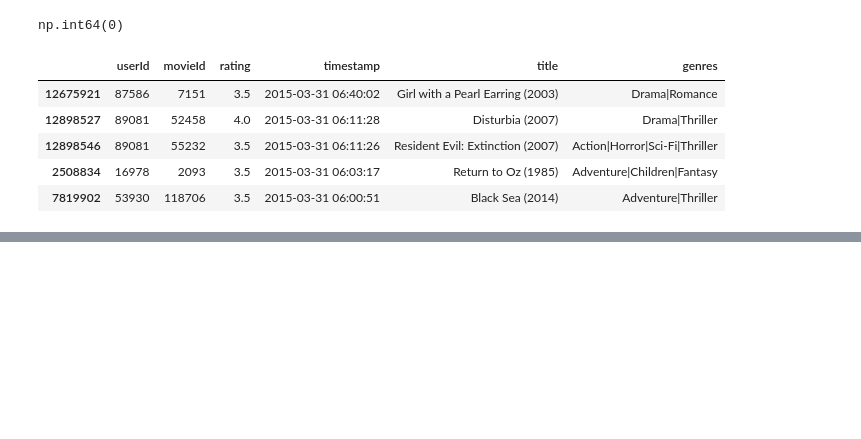
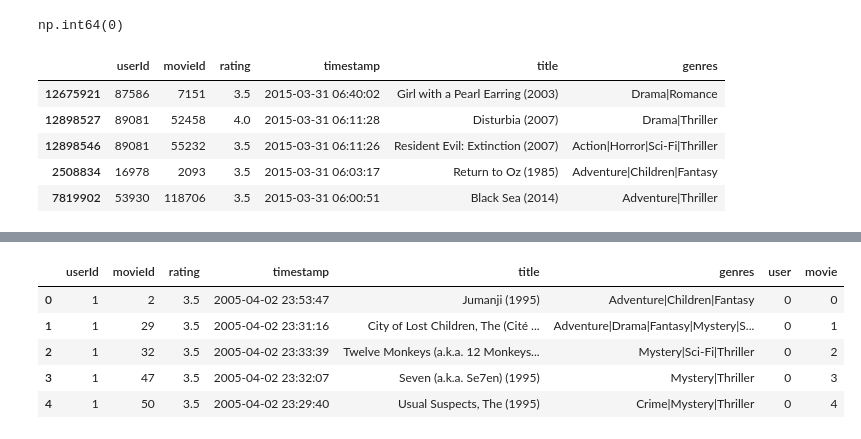
Before and after one commit to Wasan-Mohammed/movie_recommendation, a Jupyter notebook: Movie_Recommendation.ipynb, the cells around one changed output, grey strips where cells are left out. Saved outputs shown, nothing was run; the diff lists cells and outputs as text; code cells hidden in the pictures; blank space fills up the shorter version.

```diff
--- a/Movie_Recommendation.ipynb
+++ b/Movie_Recommendation.ipynb
@@ -122,16 +118,0 @@ test = mr.iloc[int(0.8 * len(timeS)):]
-# %%
-user_encoder = LabelEncoder()
-movie_encoder = LabelEncoder()
-
-mr['user'] = user_encoder.fit_transform(mr['userId'])
-mr['movie'] = movie_encoder.fit_transform(mr['movieId'])
-
-# تقسيم البيانات إلى تدريب واختبار
-train, test = train_test_split(mr, test_size=0.2)
-
-# تعريف المدخلات والمخرجات
-X_train = [train['user'], train['movie']]
-y_train = train['rating']
-
-X_test = [test['user'], test['movie']]
-y_test = test['rating']
@@ -165,0 +119,24 @@ model.summary()
+# %%
+#collect uniqe user id and movie id
+user_ids = mr['userId'].unique().tolist()
+movie_ids = mr['movieId'].unique().tolist()
+
+#dectionary hold info of maping user id to its index in the list (every user will have one index not alot)
+user2user_encoded = {x: i for i, x in enumerate(user_ids)}
+userencoded2user = {i: x for i, x in enumerate(user_ids)}
+#dectionary hold info of maping movie id to its index in the list
+movie2movie_encoded = {x: i for i, x in enumerate(movie_ids)}
+movie_encoded2movie = {i: x for i, x in enumerate(movie_ids)}
+
+#new columns
+mr['user'] = mr['userId'].map(user2user_encoded)
+mr['movie'] = mr['movieId'].map(movie2movie_encoded)
+# %%
+mr.head()
+# %% [output]
+|  | userId | movieId | rating | timestamp | title | genres | user | movie |
+| 0 | 1 | 2 | 3.5 | 2005-04-02 23:53:47 | Jumanji (1995) | Adventure|Children|Fantasy | 0 | 0 |
+| 1 | 1 | 29 | 3.5 | 2005-04-02 23:31:16 | City of Lost Children, The (Cité ... | Adventure|Drama|Fantasy|Mystery|S... | 0 | 1 |
+| 2 | 1 | 32 | 3.5 | 2005-04-02 23:33:39 | Twelve Monkeys (a.k.a. 12 Monkeys... | Mystery|Sci-Fi|Thriller | 0 | 2 |
+| 3 | 1 | 47 | 3.5 | 2005-04-02 23:32:07 | Seven (a.k.a. Se7en) (1995) | Mystery|Thriller | 0 | 3 |
+| 4 | 1 | 50 | 3.5 | 2005-04-02 23:29:40 | Usual Suspects, The (1995) | Crime|Mystery|Thriller | 0 | 4 |
```
Also changed, not shown: parts of 37 cells of this notebook.
